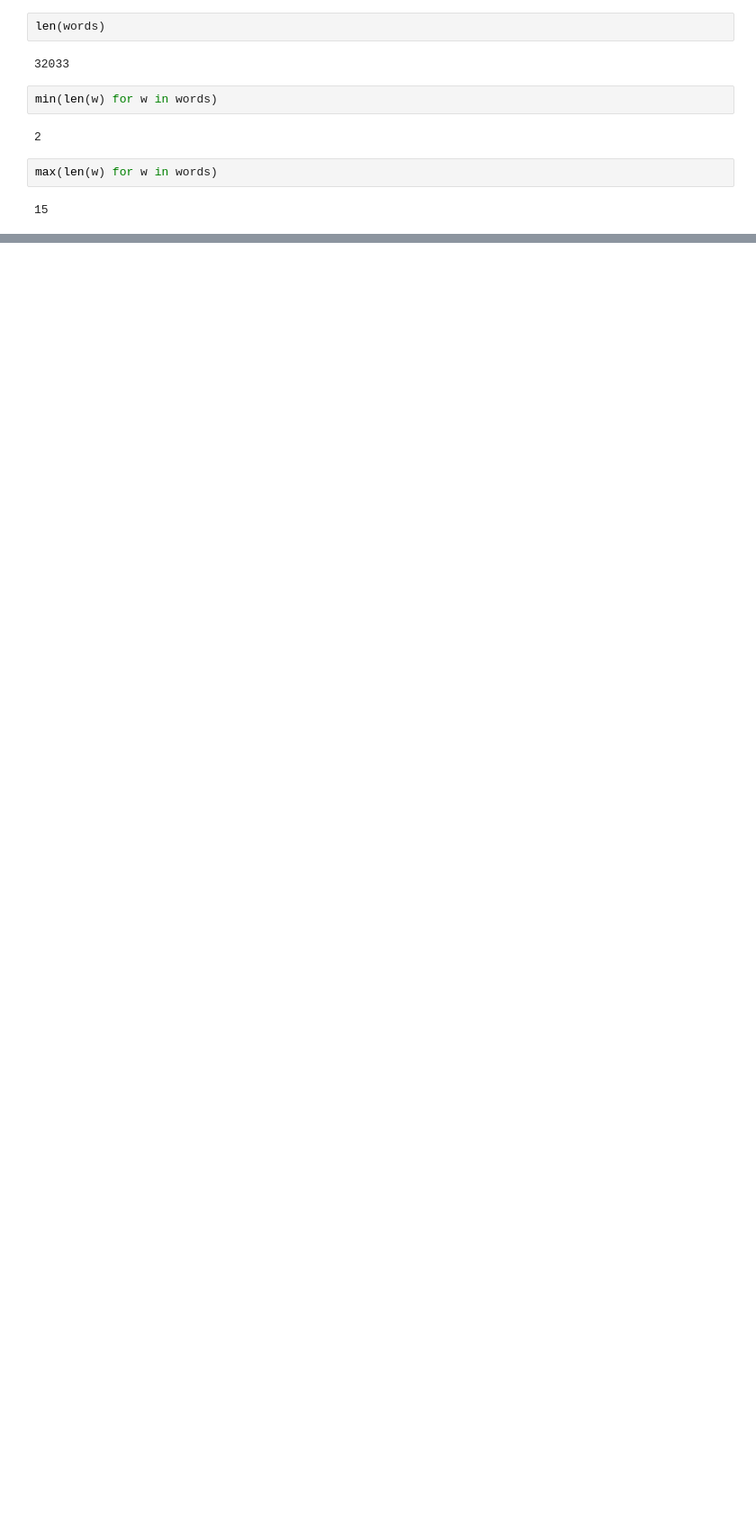
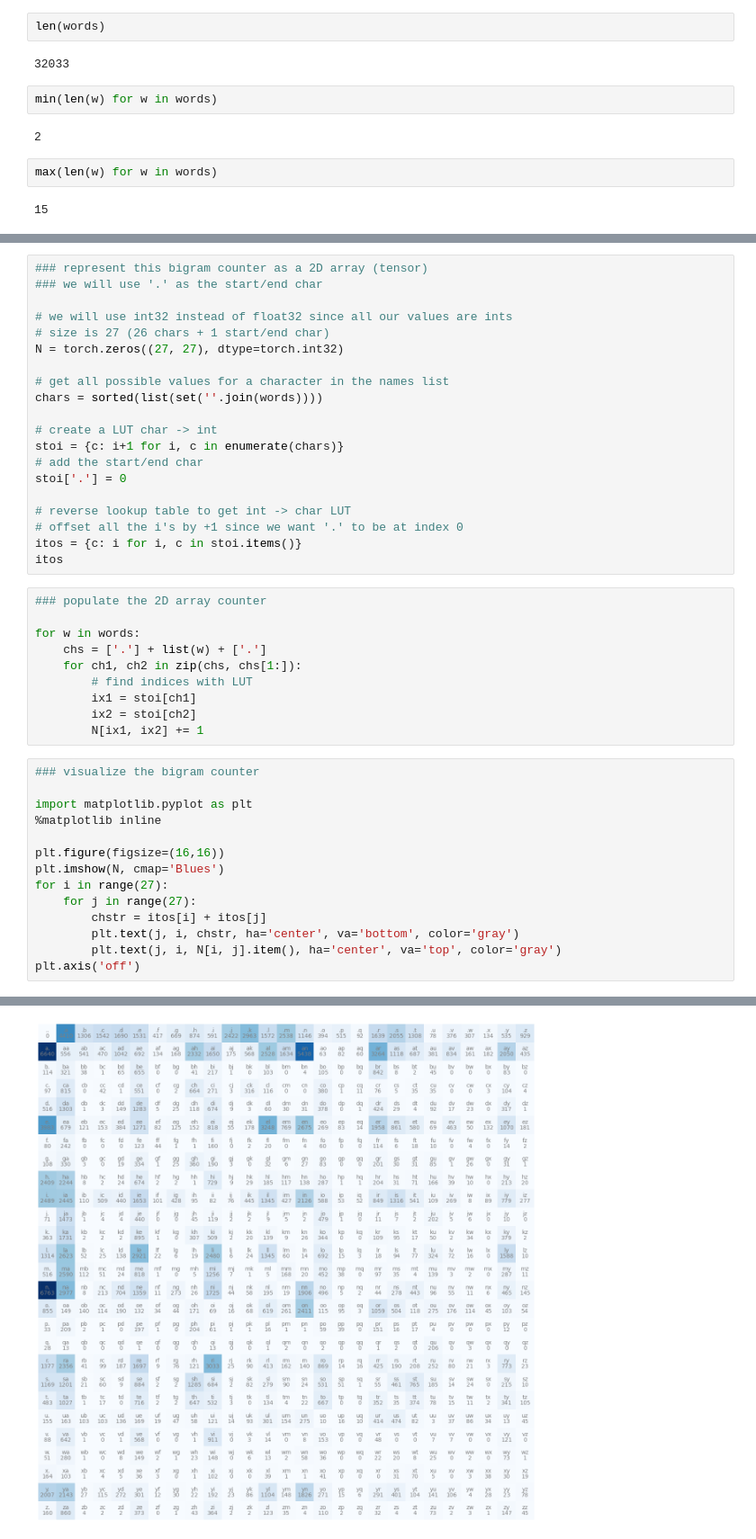
Before and after one commit to holycactusjuice/karpathy-neural-networks, a Jupyter notebook: makemore/makemore1.ipynb, the cells around one changed output, grey strips where cells are left out. Shown at 90% size. Cells and saved outputs as stored; diff of their text form; blank space fills up the shorter version.

```diff
--- a/makemore/makemore1.ipynb
+++ b/makemore/makemore1.ipynb
@@ -29,0 +47,45 @@ for w in words:
+# %%
+### represent this bigram counter as a 2D array (tensor)
+### we will use '.' as the start/end char
+
+# we will use int32 instead of float32 since all our values are ints
+# size is 27 (26 chars + 1 start/end char)
+N = torch.zeros((27, 27), dtype=torch.int32)
+
+# get all possible values for a character in the names list
+chars = sorted(list(set(''.join(words))))
+
+# create a LUT char -> int
+stoi = {c: i+1 for i, c in enumerate(chars)}
+# add the start/end char
+stoi['.'] = 0
+
+# reverse lookup table to get int -> char LUT
+# offset all the i's by +1 since we want '.' to be at index 0
+itos = {c: i for i, c in stoi.items()}
+itos
+# %%
+### populate the 2D array counter
+
+for w in words:
+    chs = ['.'] + list(w) + ['.']
+    for ch1, ch2 in zip(chs, chs[1:]):
+        # find indices with LUT
+        ix1 = stoi[ch1]
+        ix2 = stoi[ch2]
+        N[ix1, ix2] += 1
+# %%
+### visualize the bigram counter
+
+import matplotlib.pyplot as plt
+%matplotlib inline
+
+plt.figure(figsize=(16,16))
+plt.imshow(N, cmap='Blues')
+for i in range(27):
+    for j in range(27):
+        chstr = itos[i] + itos[j]
+        plt.text(j, i, chstr, ha='center', va='bottom', color='gray')
+        plt.text(j, i, N[i, j].item(), ha='center', va='top', color='gray')
+plt.axis('off')
+# %% [output]
@@ -29,0 +93 @@ for w in words:
+[figure, added]
```
Also changed, not shown: parts of 12 cells of this notebook.
